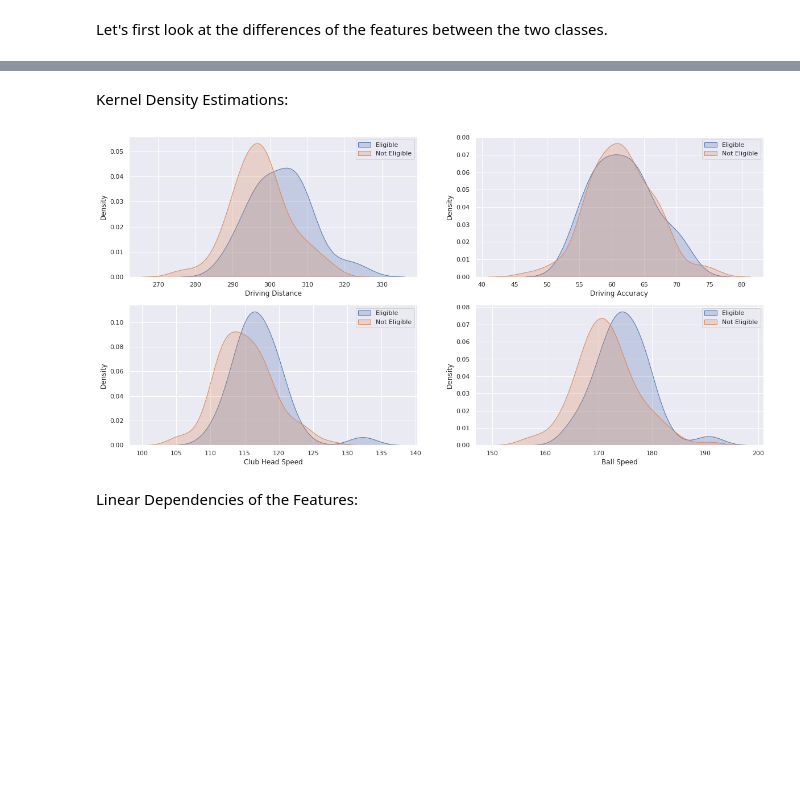
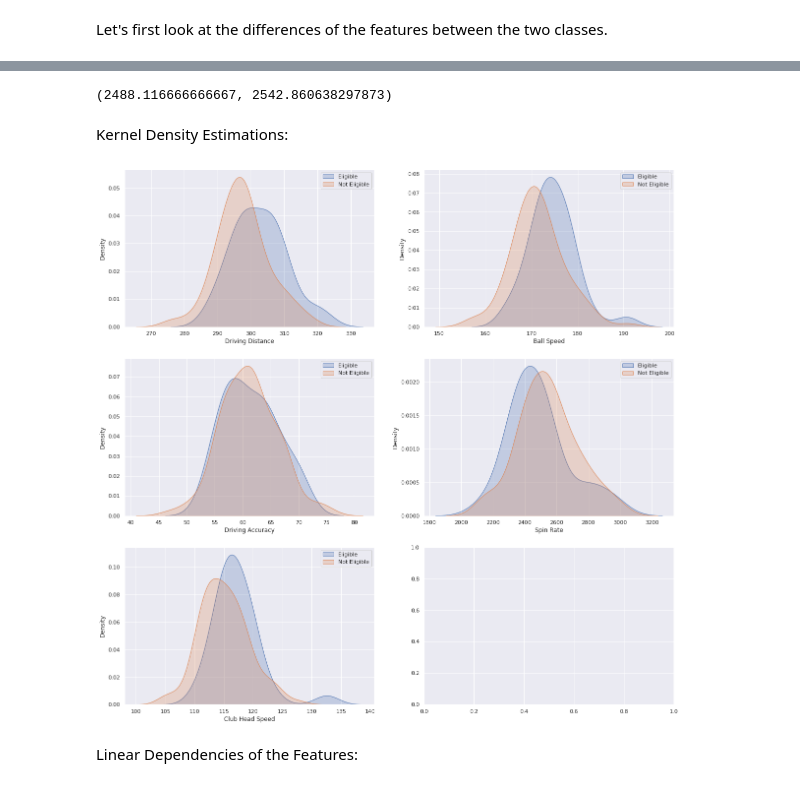
Before and after one commit to shiftleino/pga-classification, a Jupyter notebook: project/2_statistical_exploration.ipynb, the cells around one changed output, grey strips where cells are left out. Saved outputs shown, nothing was run; the diff lists cells and outputs as text; code cells hidden in the pictures; blank space fills up the shorter version.

```diff
--- a/project/2_statistical_exploration.ipynb
+++ b/project/2_statistical_exploration.ipynb
@@ -46,22 +46,24 @@ df["Ball Speed"][0:30].mean(), df["Ball Speed"][30:].mean()
+# %%
+df["Spin Rate"][0:30].mean(), df["Spin Rate"][30:].mean()
+# %% [output]
+(2488.116666666667, 2542.860638297873)
 # %% [markdown]
 Kernel Density Estimations:
 # %%
-fig, axes = plt.subplots(nrows=2, ncols=2, figsize=(20, 10))
+fig, axes = plt.subplots(nrows=3, ncols=2, figsize=(20, 20))
 i = 0
 j = 0
-for label in ["Driving Distance", "Driving Accuracy", "Club Head Speed", "Ball Speed"]:
+for label in ["Driving Distance", "Driving Accuracy", "Club Head Speed", "Ball Speed", "Spin Rate"]:
     sns.kdeplot(df[label][:30], ax=axes[i, j], shade=True, label="Eligible")
     sns.kdeplot(df[label][30:], ax=axes[i, j], shade=True, label="Not Eligible")
     axes[i, j].legend()
-    if i == j:
+    if i == 2:
         j += 1
-    elif j > i:
-        j -= 1
+        i = 0
+    else:
         i += 1
-    else:
-        j += 1
 # %% [output]
-[figure, old version]
+[figure, new version]
 # %% [markdown]
 Linear Dependencies of the Features:
 # %%
```
Also changed, not shown: parts of 6 cells of this notebook, 2 other files.
